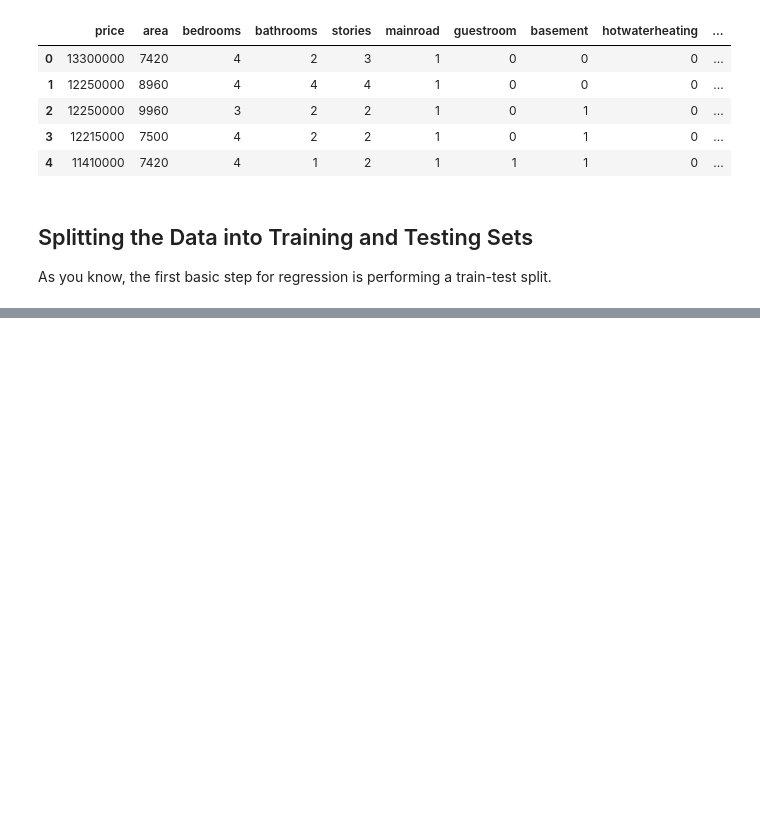
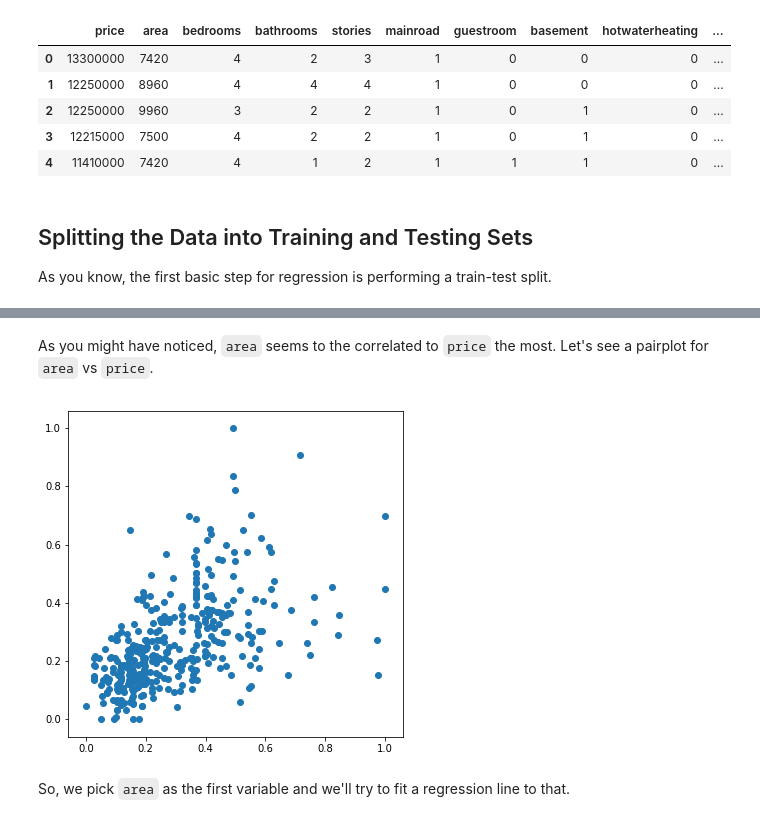
Before and after one commit to vivekkum-ar/Housing-Real-Estate-MLR-Model, a Jupyter notebook: Housing-R-Estate-MLR-Model.ipynb, the cells around one changed output, grey strips where cells are left out. Drawn from its saved outputs; the diff is of its cells as text; code cells hidden in the pictures; blank space fills up the shorter version.

```diff
--- a/Housing-R-Estate-MLR-Model.ipynb
+++ b/Housing-R-Estate-MLR-Model.ipynb
@@ -209,0 +259,10 @@ df_train, df_test = train_test_split(housing, train_size = 0.7, test_size = 0.3,
+# %% [markdown]
+As you might have noticed, `area` seems to the correlated to `price` the most. Let's see a pairplot for `area` vs `price`.
+# %%
+plt.figure(figsize=[6,6])
+plt.scatter(df_train.area, df_train.price)
+plt.show()
+# %% [output]
+[figure, added]
+# %% [markdown]
+So, we pick `area` as the first variable and we'll try to fit a regression line to that.
```
Also changed, not shown: parts of 7 cells of this notebook.
